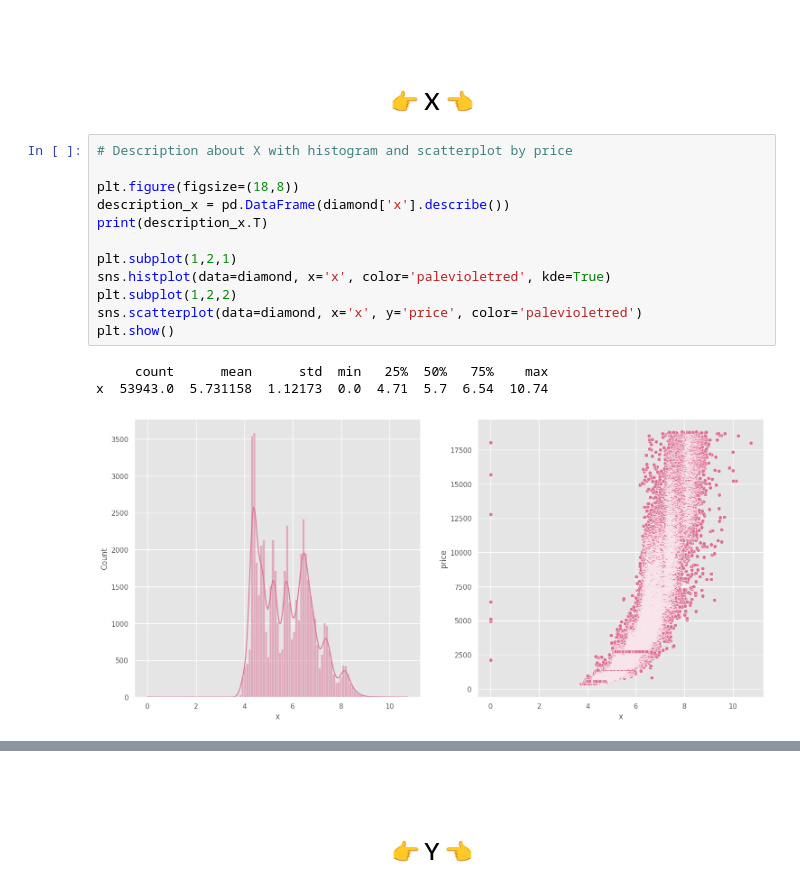
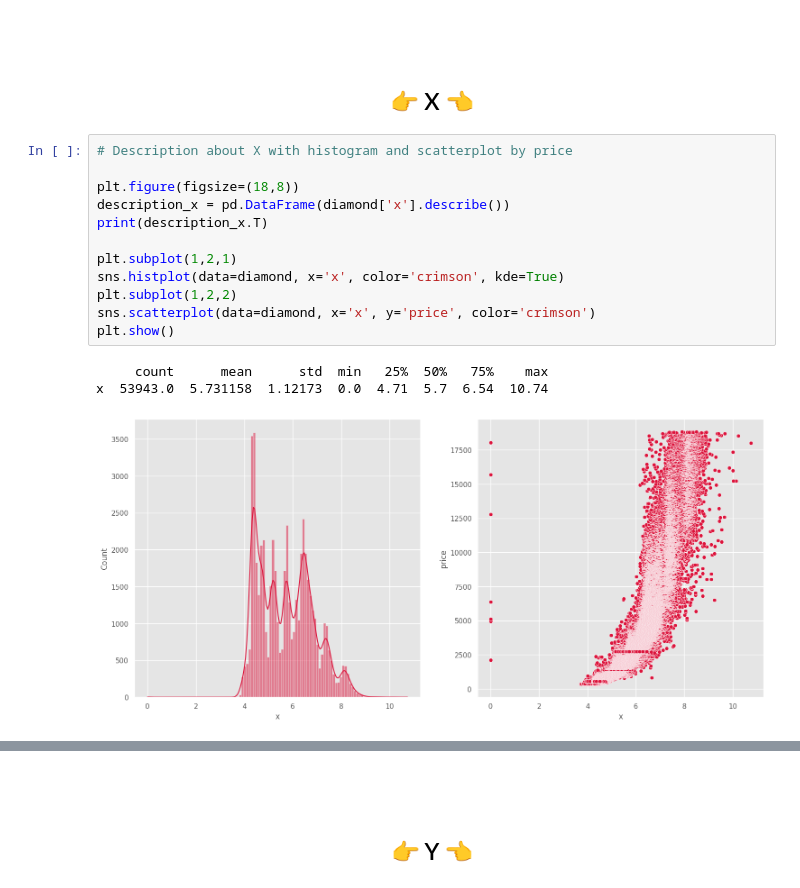
Before and after one commit to francoalarcon00/Diamond-Project, a Jupyter notebook: data_analysis.ipynb, the cells around one changed output, grey strips where cells are left out. Saved outputs shown, nothing was run; the diff lists cells and outputs as text.

```diff
--- a/data_analysis.ipynb
+++ b/data_analysis.ipynb
@@ -333,16 +345,16 @@ price  18823.0
 # %%
 # Description about X with histogram and scatterplot by price
 
 plt.figure(figsize=(18,8))
 description_x = pd.DataFrame(diamond['x'].describe())
 print(description_x.T)
 
 plt.subplot(1,2,1)
-sns.histplot(data=diamond, x='x', color='palevioletred', kde=True)
+sns.histplot(data=diamond, x='x', color='crimson', kde=True)
 plt.subplot(1,2,2)
-sns.scatterplot(data=diamond, x='x', y='price', color='palevioletred')
+sns.scatterplot(data=diamond, x='x', y='price', color='crimson')
 plt.show()
 # %% [output]
      count      mean      std  min   25%  50%   75%    max
 x  53943.0  5.731158  1.12173  0.0  4.71  5.7  6.54  10.74
-[figure, old version]
+[figure, new version]
```
Also changed, not shown: parts of 7 cells of this notebook.
